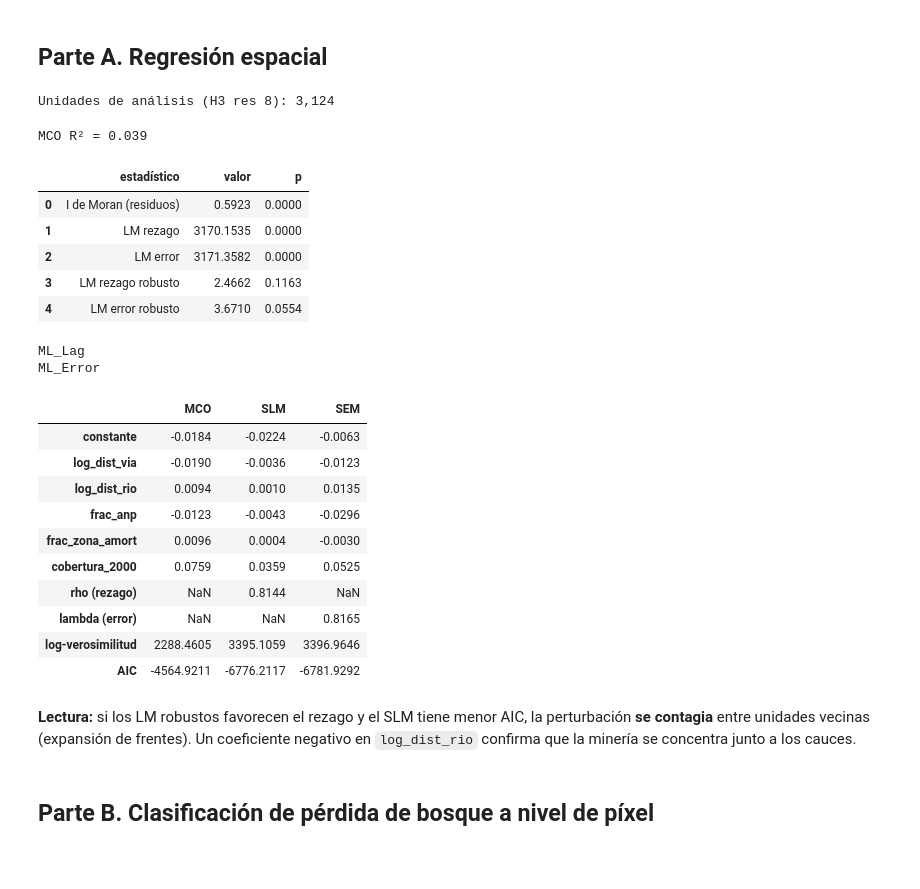
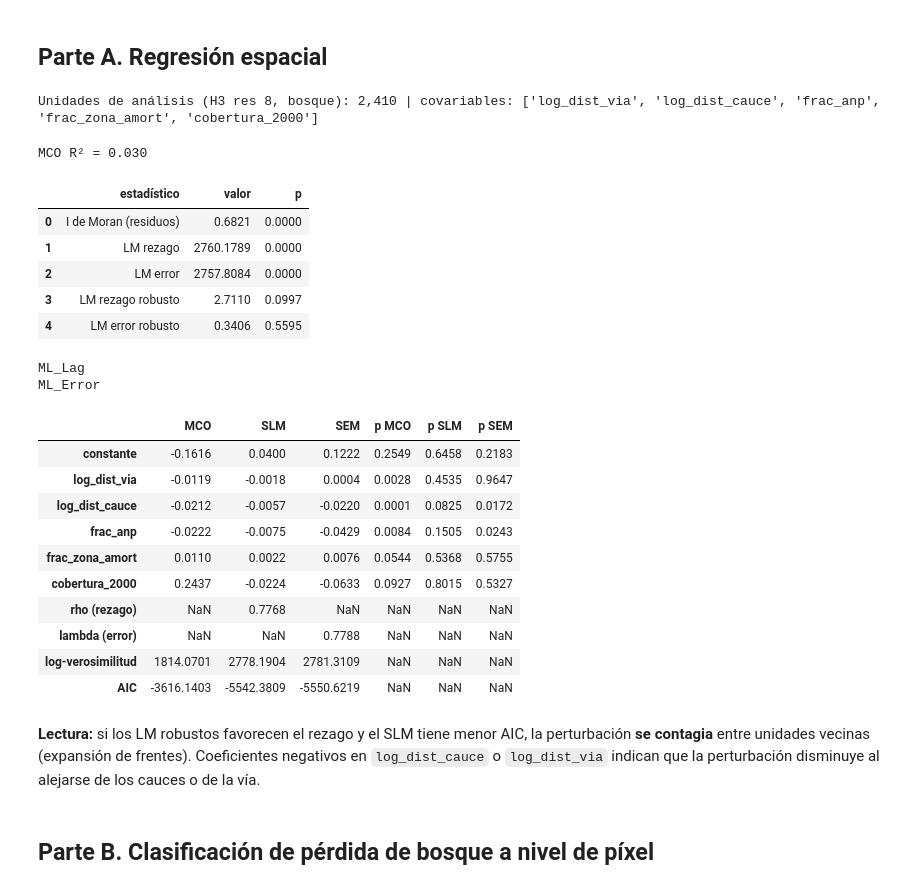
Before and after one commit to wilder14-eslu/teledeteccion-cloud-madre-de-dios, a Jupyter notebook: resultados/notebooks_ejecutados/06_regresion_espacial_y_ml.ipynb, the cells around one changed output. Cells and saved outputs as stored; diff of their text form; code cells hidden in the pictures; blank space fills up the shorter version.

```diff
--- a/resultados/notebooks_ejecutados/06_regresion_espacial_y_ml.ipynb
+++ b/resultados/notebooks_ejecutados/06_regresion_espacial_y_ml.ipynb
@@ -40,5 +41,7 @@ feat = spark.table(dbx.tbl("gold_h3_features")).toPandas().pipe(dbx.clean)
 YEARS = sorted(int(c.split("_")[1]) for c in feat.columns if c.startswith("ndvi_") and c.split("_")[1].isdigit())
 Y0, Y1 = YEARS[0], YEARS[-1]
 gdf = spatial.h3_to_geodataframe(feat, crs_out=C.CRS_UTM)
-print(f"Hexágonos: {len(gdf):,} | años: {YEARS}")
+# Hexágonos de bosque: al menos la mitad de su superficie era bosque en el año base (excluye ríos, poblados, no bosque)
+BOSQUE = gdf["frac_bosque_y0"] >= 0.5 if "frac_bosque_y0" in gdf else pd.Series(True, index=gdf.index)
+print(f"Hexágonos: {len(gdf):,} | de bosque en {Y0}: {BOSQUE.sum():,} | años: {YEARS}")
 # %% [output]
@@ -48,8 +73,8 @@ Hexágonos: 21,854 | años: [2018, 2020, 2022, 2024, 2025]
 ## Parte A. Regresión espacial
 # %%
 import h3, spreg
-covs = [c for c in ["dist_via_km", "dist_rio_km", "en_anp", "en_za", "treecover2000"] if c in feat]
-df = feat.dropna(subset=["d_pert"] + covs).copy()
+covs = [c for c in ["dist_via_km", "dist_cauce_km", "en_anp", "en_za", "treecover2000"] if c in feat]
+df = gdf[BOSQUE].dropna(subset=["d_pert"] + covs).copy()
 df["h3_8"] = df.h3.map(lambda c: h3.cell_to_parent(c, C.H3_RES_COARSE))
 agg = df.groupby("h3_8").agg(d_pert=("d_pert", "mean"), n=("h3", "size"),
                              **{c: (c, "mean") for c in covs}).reset_index()
@@ -57,9 +82,9 @@ agg = agg[agg.n >= 4].reset_index(drop=True)
 
 X = pd.DataFrame(index=agg.index)
 if "dist_via_km" in agg: X["log_dist_via"] = np.log1p(agg.dist_via_km)
-if "dist_rio_km" in agg: X["log_dist_rio"] = np.log1p(agg.dist_rio_km)
-if "en_anp" in agg and agg.en_anp.std() > 0: X["frac_anp"] = agg.en_anp
-if "en_za" in agg and agg.en_za.std() > 0: X["frac_zona_amort"] = agg.en_za
+if "dist_cauce_km" in agg: X["log_dist_cauce"] = np.log1p(agg.dist_cauce_km)
+if "en_anp" in agg: X["frac_anp"] = agg.en_anp
+if "en_za" in agg: X["frac_zona_amort"] = agg.en_za
 if "treecover2000" in agg: X["cobertura_2000"] = agg.treecover2000 / 100
 X = X.loc[:, X.std() > 1e-6]          # descarta covariables constantes (colinealidad con el intercepto)
 y = agg[["d_pert"]].values
@@ -69,9 +94,9 @@ if w8.islands:
     keep = ~agg.h3_8.isin(w8.islands)
     agg, X, y = agg[keep].reset_index(drop=True), X[keep].reset_index(drop=True), y[keep.values]
     w8 = spatial.h3_weights(agg.h3_8, k=1)
-print(f"Unidades de análisis (H3 res 8): {w8.n:,}")
+print(f"Unidades de análisis (H3 res 8, bosque): {w8.n:,} | covariables: {list(X.columns)}")
 # %% [output]
-Unidades de análisis (H3 res 8): 3,124
+Unidades de análisis (H3 res 8, bosque): 2,410 | covariables: ['log_dist_via', 'log_dist_cauce', 'frac_anp', 'frac_zona_amort', 'cobertura_2000']
 # %%
 ols = spreg.OLS(y, X.values, w=w8, spat_diag=True, moran=True, name_y="d_pert", name_x=list(X.columns))
 diag = pd.DataFrame({
@@ -80,42 +105,45 @@ diag = pd.DataFrame({
     "p": [ols.moran_res[2], ols.lm_lag[1], ols.lm_error[1], ols.rlm_lag[1], ols.rlm_error[1]]})
 print(f"MCO R² = {ols.r2:.3f}"); diag.round(4)
 # %% [output]
-MCO R² = 0.039
+MCO R² = 0.030
 |  | estadístico | valor | p |
-| 0 | I de Moran (residuos) | 0.5923 | 0.0000 |
-| 1 | LM rezago | 3170.1535 | 0.0000 |
-| 2 | LM error | 3171.3582 | 0.0000 |
-| 3 | LM rezago robusto | 2.4662 | 0.1163 |
-| 4 | LM error robusto | 3.6710 | 0.0554 |
+| 0 | I de Moran (residuos) | 0.6821 | 0.0000 |
+| 1 | LM rezago | 2760.1789 | 0.0000 |
+| 2 | LM error | 2757.8084 | 0.0000 |
+| 3 | LM rezago robusto | 2.7110 | 0.0997 |
+| 4 | LM error robusto | 0.3406 | 0.5595 |
 # %%
 lag = spreg.ML_Lag(y, X.values, w=w8, method="LU", name_y="d_pert", name_x=list(X.columns))
 err = spreg.ML_Error(y, X.values, w=w8, method="LU", name_y="d_pert", name_x=list(X.columns))
 names = ["constante"] + list(X.columns)
 coef = pd.DataFrame({"MCO": ols.betas.ravel(), "SLM": lag.betas.ravel()[:len(names)],
                      "SEM": err.betas.ravel()[:len(names)]}, index=names)
-coef.loc["rho (rezago)"] = [np.nan, lag.rho, np.nan]
-coef.loc["lambda (error)"] = [np.nan, np.nan, err.lam]
-coef.loc["log-verosimilitud"] = [ols.logll, lag.logll, err.logll]
-coef.loc["AIC"] = [ols.aic, lag.aic, err.aic]
+pz = pd.DataFrame({"p MCO": [t[1] for t in ols.t_stat], "p SLM": [t[1] for t in lag.z_stat[:len(names)]],
+                   "p SEM": [t[1] for t in err.z_stat[:len(names)]]}, index=names)
+coef = coef.join(pz)
+coef.loc["rho (rezago)"] = [np.nan, lag.rho, np.nan, np.nan, np.nan, np.nan]
+coef.loc["lambda (error)"] = [np.nan, np.nan, err.lam, np.nan, np.nan, np.nan]
+coef.loc["log-verosimilitud"] = [ols.logll, lag.logll, err.logll, np.nan, np.nan, np.nan]
+coef.loc["AIC"] = [ols.aic, lag.aic, err.aic, np.nan, np.nan, np.nan]
 coef.round(4)
 # %% [output]
 ML_Lag
 ML_Error
-|  | MCO | SLM | SEM |
-| constante | -0.0184 | -0.0224 | -0.0063 |
-| log_dist_via | -0.0190 | -0.0036 | -0.0123 |
-| log_dist_rio | 0.0094 | 0.0010 | 0.0135 |
-| frac_anp | -0.0123 | -0.0043 | -0.0296 |
-| frac_zona_amort | 0.0096 | 0.0004 | -0.0030 |
-| cobertura_2000 | 0.0759 | 0.0359 | 0.0525 |
-| rho (rezago) | NaN | 0.8144 | NaN |
-| lambda (error) | NaN | NaN | 0.8165 |
-| log-verosimilitud | 2288.4605 | 3395.1059 | 3396.9646 |
-| AIC | -4564.9211 | -6776.2117 | -6781.9292 |
+|  | MCO | SLM | SEM | p MCO | p SLM | p SEM |
+| constante | -0.1616 | 0.0400 | 0.1222 | 0.2549 | 0.6458 | 0.2183 |
+| log_dist_via | -0.0119 | -0.0018 | 0.0004 | 0.0028 | 0.4535 | 0.9647 |
+| log_dist_cauce | -0.0212 | -0.0057 | -0.0220 | 0.0001 | 0.0825 | 0.0172 |
+| frac_anp | -0.0222 | -0.0075 | -0.0429 | 0.0084 | 0.1505 | 0.0243 |
+| frac_zona_amort | 0.0110 | 0.0022 | 0.0076 | 0.0544 | 0.5368 | 0.5755 |
+| cobertura_2000 | 0.2437 | -0.0224 | -0.0633 | 0.0927 | 0.8015 | 0.5327 |
+| rho (rezago) | NaN | 0.7768 | NaN | NaN | NaN | NaN |
+| lambda (error) | NaN | NaN | 0.7788 | NaN | NaN | NaN |
+| log-verosimilitud | 1814.0701 | 2778.1904 | 2781.3109 | NaN | NaN | NaN |
+| AIC | -3616.1403 | -5542.3809 | -5550.6219 | NaN | NaN | NaN |
 # %% [markdown]
-**Lectura:** si los LM robustos favorecen el rezago y el SLM tiene menor AIC, la perturbación
-**se contagia** entre unidades vecinas (expansión de frentes). Un coeficiente negativo en
-`log_dist_rio` confirma que la minería se concentra junto a los cauces.
+**Lectura:** si los LM robustos favorecen el rezago y el SLM tiene menor AIC, la perturbación **se contagia** entre
+unidades vecinas (expansión de frentes). Coeficientes negativos en `log_dist_cauce` o `log_dist_via` indican que la
+perturbación disminuye al alejarse de los cauces o de la vía.
 # %% [markdown]
 ## Parte B. Clasificación de pérdida de bosque a nivel de píxel
 # %%
```
Also changed, not shown: parts of 13 cells of this notebook, 29 other files.
